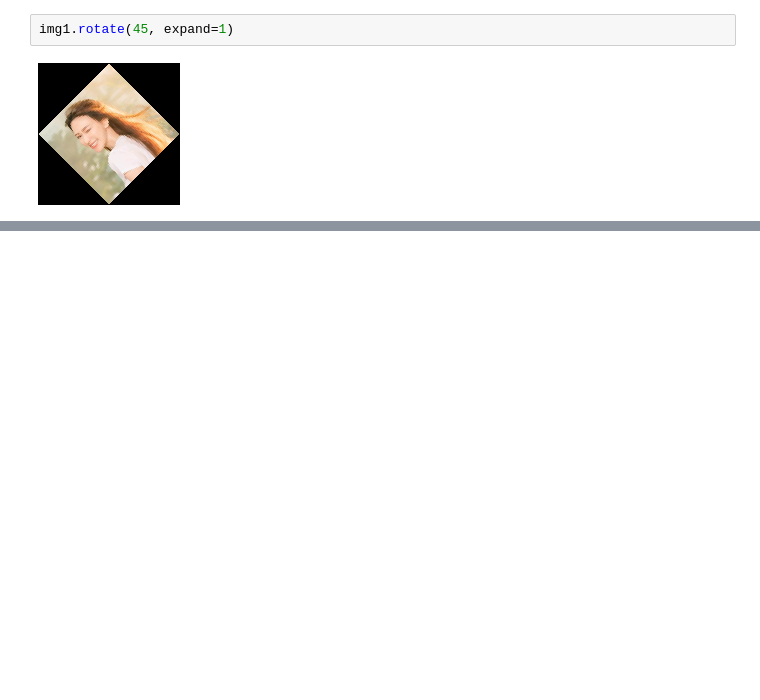
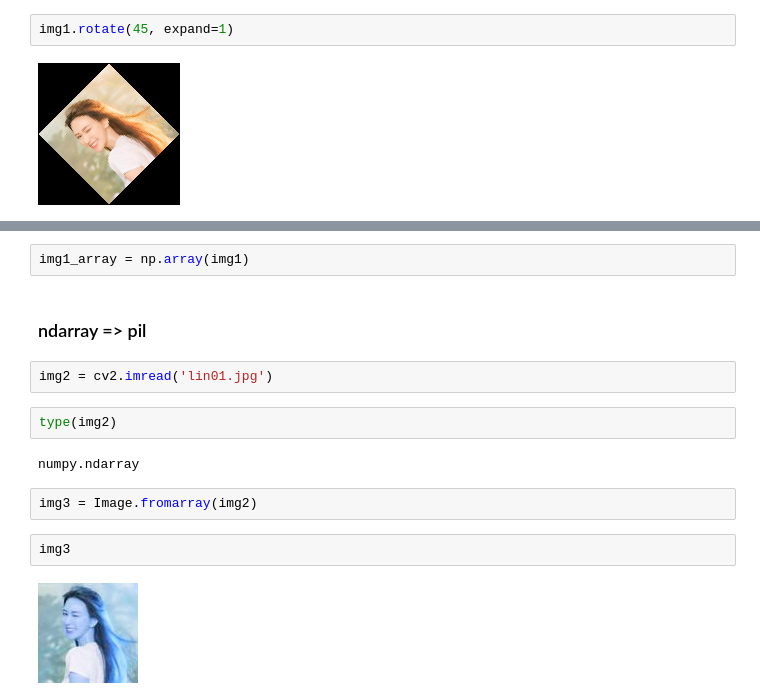
Before and after one commit to vcdemy/20230613, a Jupyter notebook: 20230613筆記.ipynb, the cells around one changed output, grey strips where cells are left out. Cells and saved outputs as stored; diff of their text form; blank space fills up the shorter version.

```diff
--- a/20230613筆記.ipynb
+++ b/20230613筆記.ipynb
@@ -642,0 +675,16 @@ img1.rotate(45, expand=1)
+# %%
+img1_array = np.array(img1)
+# %% [markdown]
+### ndarray => pil
+# %%
+img2 = cv2.imread('lin01.jpg')
+# %%
+type(img2)
+# %% [output]
+numpy.ndarray
+# %%
+img3 = Image.fromarray(img2)
+# %%
+img3
+# %% [output]
+[figure, added]
```
Also changed, not shown: parts of 15 cells of this notebook.
